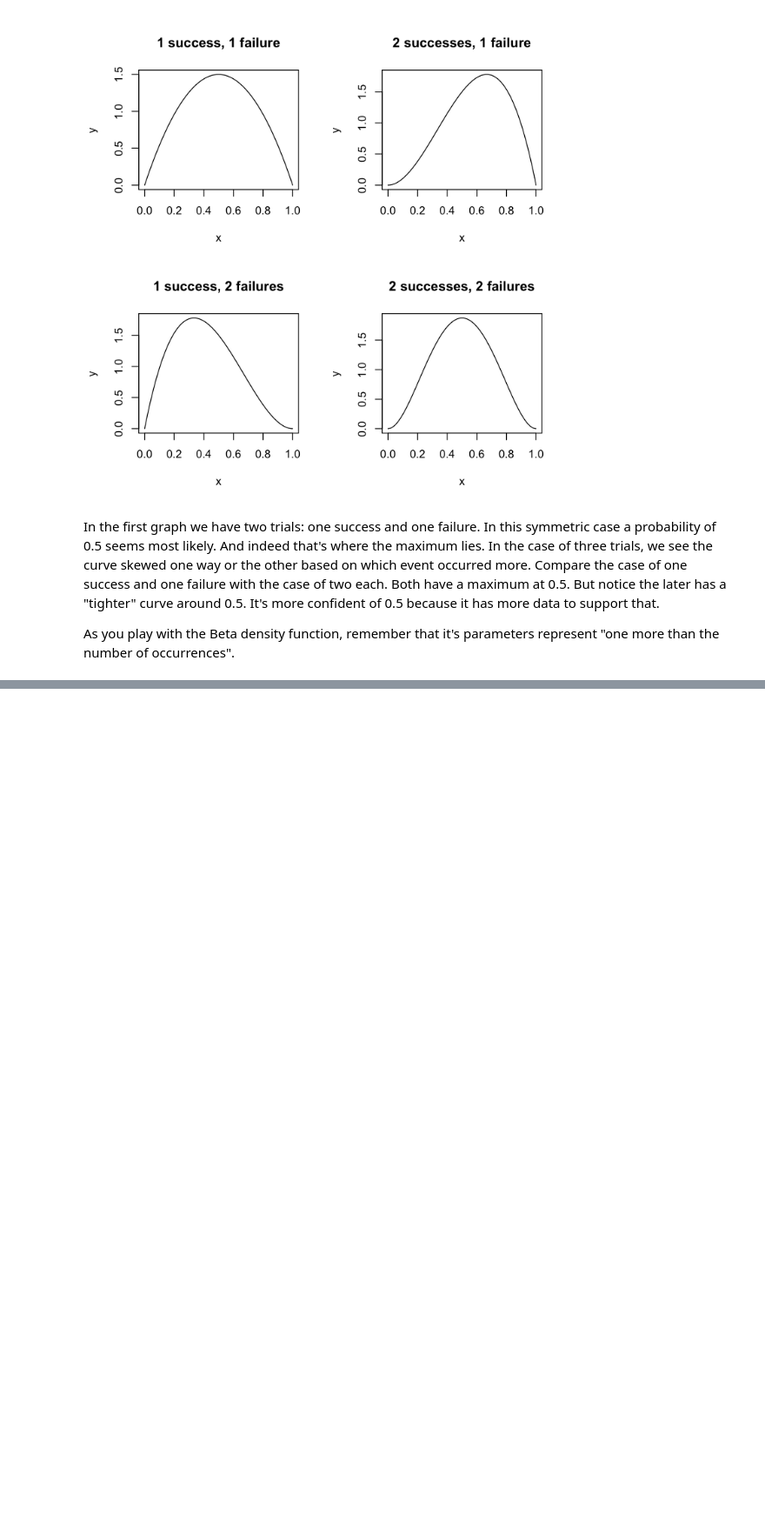
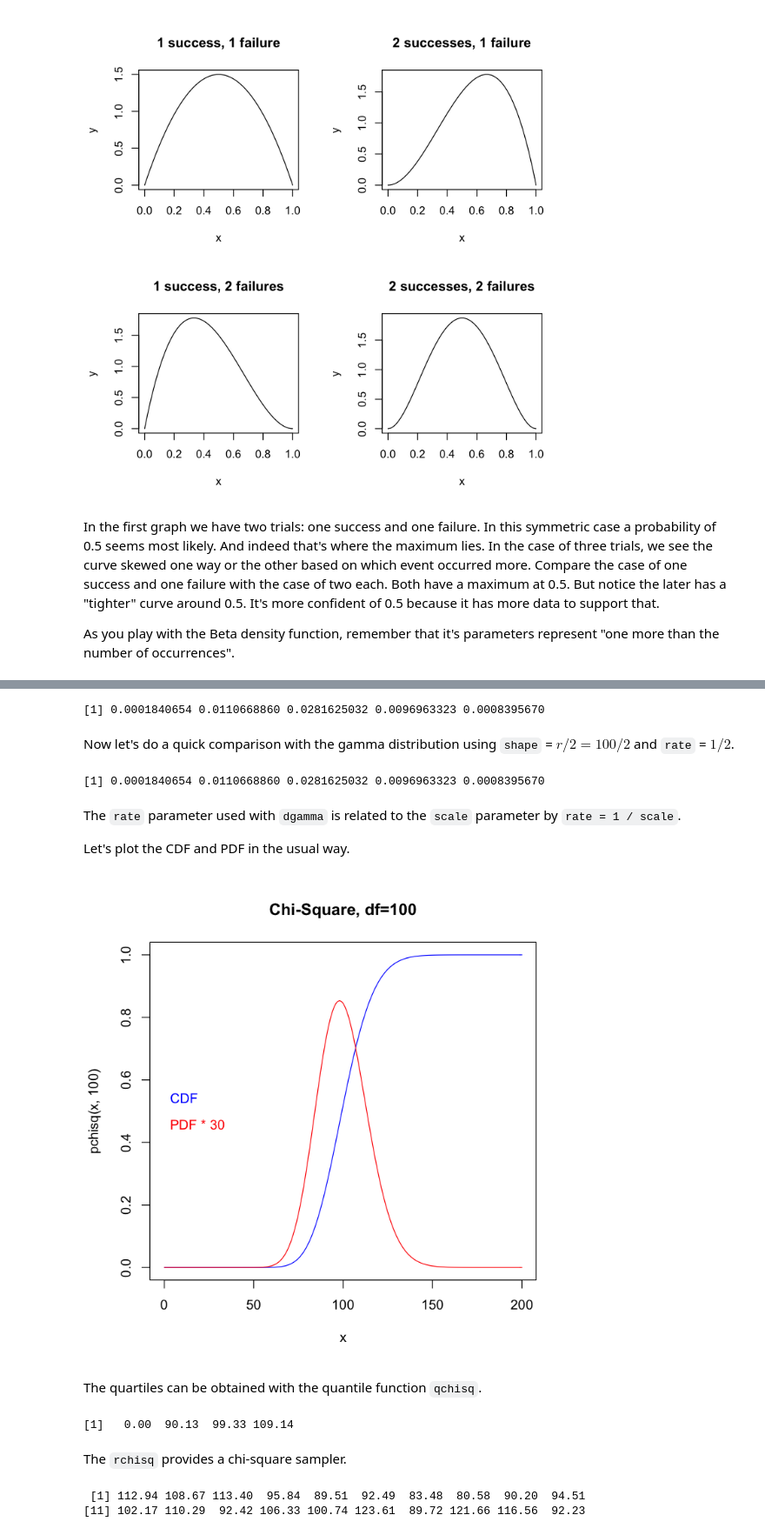
Before and after one commit to ocrug/warm-ups, a Jupyter notebook: distributions/distributions.ipynb, the cells around one changed output, grey strips where cells are left out. Shown: that part at 87% size. Saved outputs shown, nothing was run; the diff lists cells and outputs as text; code cells hidden in the pictures; blank space fills up the shorter version.

Commit message:
Added Chi-Squared to distributions.

```diff
--- a/distributions/distributions.ipynb
+++ b/distributions/distributions.ipynb
@@ -549,0 +574,39 @@ parameters represent "one more than the number of occurrences".
+# %%
+dchisq(c(60, 80, 100, 120, 140), 100)
+# %% [output]
+[1] 0.0001840654 0.0110668860 0.0281625032 0.0096963323 0.0008395670
+# %% [markdown]
+Now let's do a quick comparison with the gamma distribution
+using `shape` = $r/2 = 100/2$ and `rate` = $1/2$.
+# %%
+dgamma(c(60, 80, 100, 120, 140), shape=50, rate=0.5)
+# %% [output]
+[1] 0.0001840654 0.0110668860 0.0281625032 0.0096963323 0.0008395670
+# %% [markdown]
+The `rate` parameter used with `dgamma` is related to the
+`scale` parameter by `rate = 1 / scale`.
+
+Let's plot the CDF and PDF in the usual way.
+# %%
+x <- seq(0, 200)
+plot(x, pchisq(x, 100), col='blue', type='l', lty='solid')
+lines(x, dchisq(x, 100)*30, col='red')
+title(main="Chi-Square, df=100", xlab=" ", ylab="")
+legend('left', c('CDF ', 'PDF * 30 '), text.col=c('blue', 'red'),
+       bty='n', y.intersp=2)
+# %% [output]
+[figure, added]
+# %% [markdown]
+The quartiles can be obtained with the quantile function `qchisq`.
+# %%
+round(qchisq(c(0, .25, .50, .75), 100), 2)
+# %% [output]
+[1]   0.00  90.13  99.33 109.14
+# %% [markdown]
+The `rchisq` provides a chi-square sampler.
+# %%
+x <- rchisq(1000, 100)
+round(x[1:20], 2)
+# %% [output]
+ [1] 112.94 108.67 113.40  95.84  89.51  92.49  83.48  80.58  90.20  94.51
+[11] 102.17 110.29  92.42 106.33 100.74 123.61  89.72 121.66 116.56  92.23
```
Also changed, not shown: parts of 18 cells of this notebook, 1 other file.
